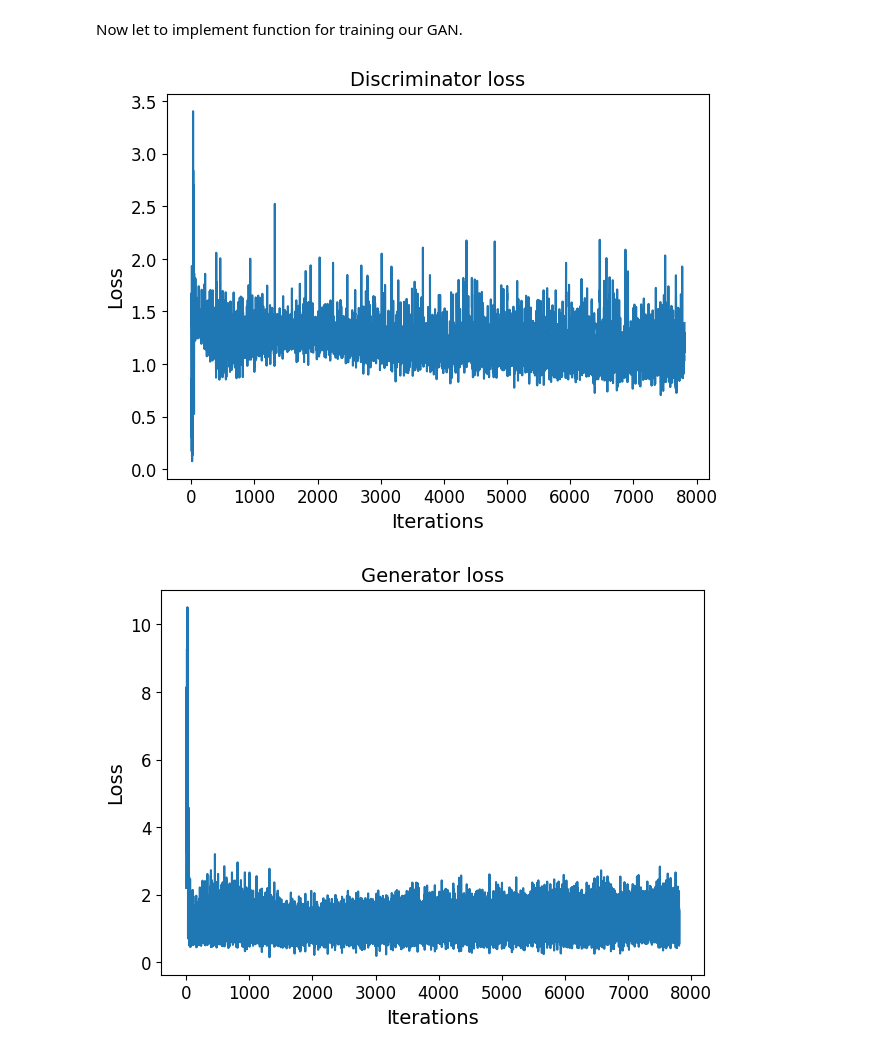
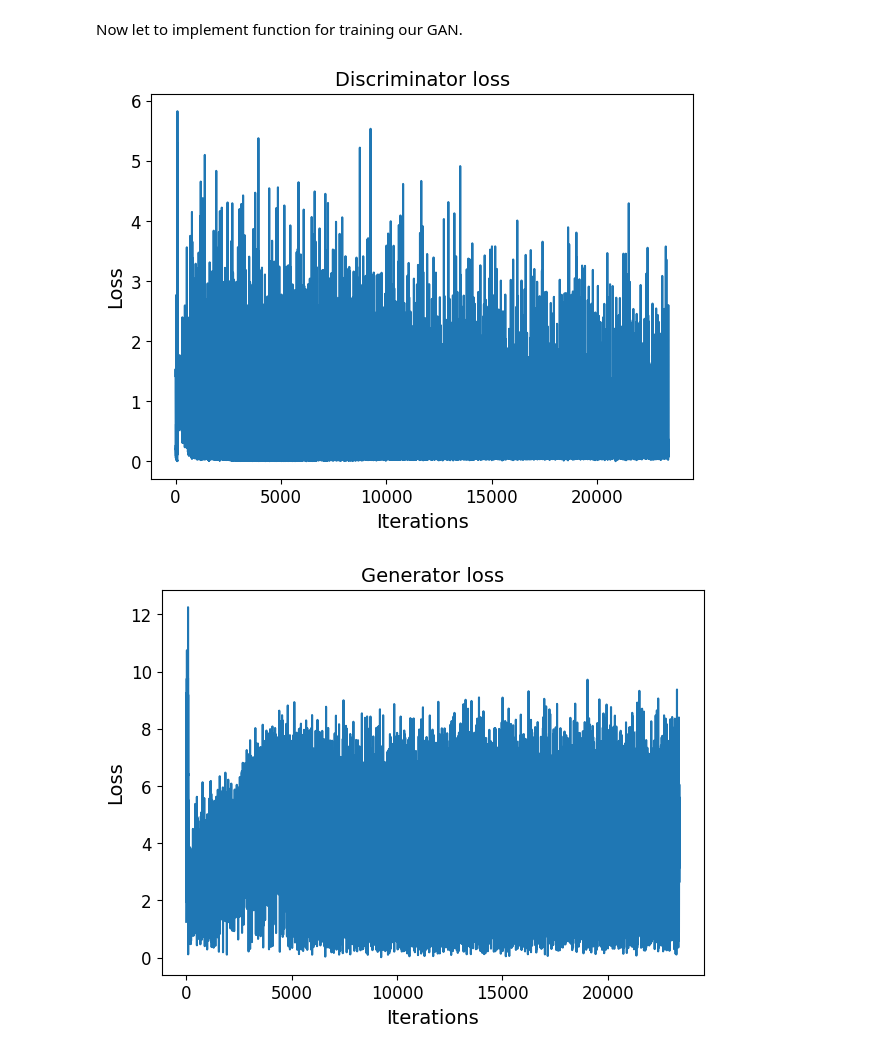
Before and after one commit to ler1223/education-2023-DGM-MIPT-course-, a Jupyter notebook: completedHW/hw4c.ipynb, the cells around one changed output. Saved outputs shown, nothing was run; the diff lists cells and outputs as text; code cells hidden in the pictures.

```diff
--- a/completedHW/hw4c.ipynb
+++ b/completedHW/hw4c.ipynb
@@ -949,8 +949,8 @@ def train_gan(
     discriminator.train()
     generator.train()
 
-    gen_optimizer = torch.optim.Adam(generator.parameters(), lr=lr, betas=(0., 0.9))
-    discr_optimizer = torch.optim.Adam(discriminator.parameters(), lr=lr, betas=(0., 0.9))
+    gen_optimizer = torch.optim.AdamW(generator.parameters(), lr=lr, betas=(0., 0.9))
+    discr_optimizer = torch.optim.AdamW(discriminator.parameters(), lr=lr, betas=(0., 0.9))
 
     curr_iter = 0
     d_loss, g_loss = torch.zeros(1), torch.zeros(1)
@@ -1063,7 +1063,12 @@ class Discriminator(nn.Module):
             nn.LeakyReLU(0.2, inplace=True),
 
             # (batch_size, 256, 4, 4) -> (batch_size, 1, 1, 1)
-            nn.Conv2d(n_filters * 4, 1, 4, 1, 0, bias=False),
+            nn.Conv2d(n_filters * 4, n_filters * 2, 3, 1, 1, bias=False),
+            nn.BatchNorm2d(n_filters * 2),
+            nn.LeakyReLU(0.2, inplace=True),
+
+            nn.Conv2d(n_filters * 2, 1, 4, 1, 0, bias=False),
+
             nn.Sigmoid()  # [0, 1] (вероятность)
         )
 
@@ -1072,35 +1077,35 @@ class Discriminator(nn.Module):
 # %%
 # ====
 # your code
 # choose these parameters (you have to train the model more than 20 epochs to get good results)
-BATCH_SIZE = 64  # any adequate value
-N_CHANNELS = 32  # > 32
-N_EPOCHS = 10    # > 10
-LR = 1e-3          # < 1e-3
+BATCH_SIZE = 128  # any adequate value
+N_CHANNELS = 64  # > 32
+N_EPOCHS = 60    # > 10
+LR = 2e-4          # < 1e-3
 # ====
 
 train_loader = data.DataLoader(train_data, batch_size=BATCH_SIZE, shuffle=True, drop_last=True)
 
 # generator = Generator(z_dim=128, n_channels=N_CHANNELS)
 # discriminator = Discriminator(n_channels=N_CHANNELS)
 generator = Generator(z_dim=128, n_filters=N_CHANNELS)
 discriminator = Discriminator(n_filters=N_CHANNELS)
 
 train_losses = train_gan(
     generator,
     discriminator,
     train_loader,
     batch_size=BATCH_SIZE,
     n_epochs=N_EPOCHS,
     lr=LR,
     use_cuda=USE_CUDA,
 )
 
 plot_losses(train_losses["discriminator_losses"], "Discriminator loss")
 plot_losses(train_losses["generator_losses"], "Generator loss")
 # %% [output]
-[figure, old version]
+[figure, new version]
-[figure, old version]
+[figure, new version]
 # %%
 generator.eval()
 discriminator.eval()
```
Also changed, not shown: parts of 4 cells of this notebook.
